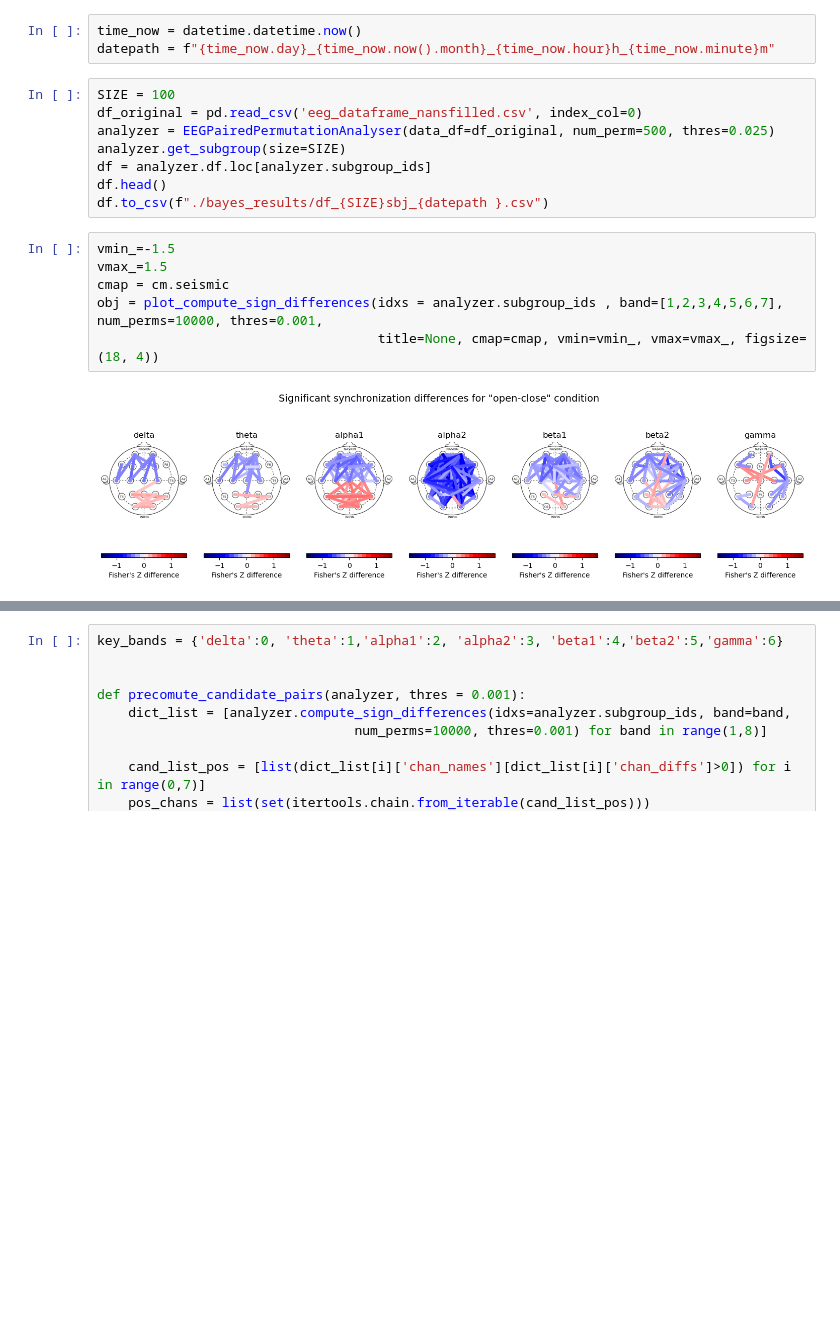
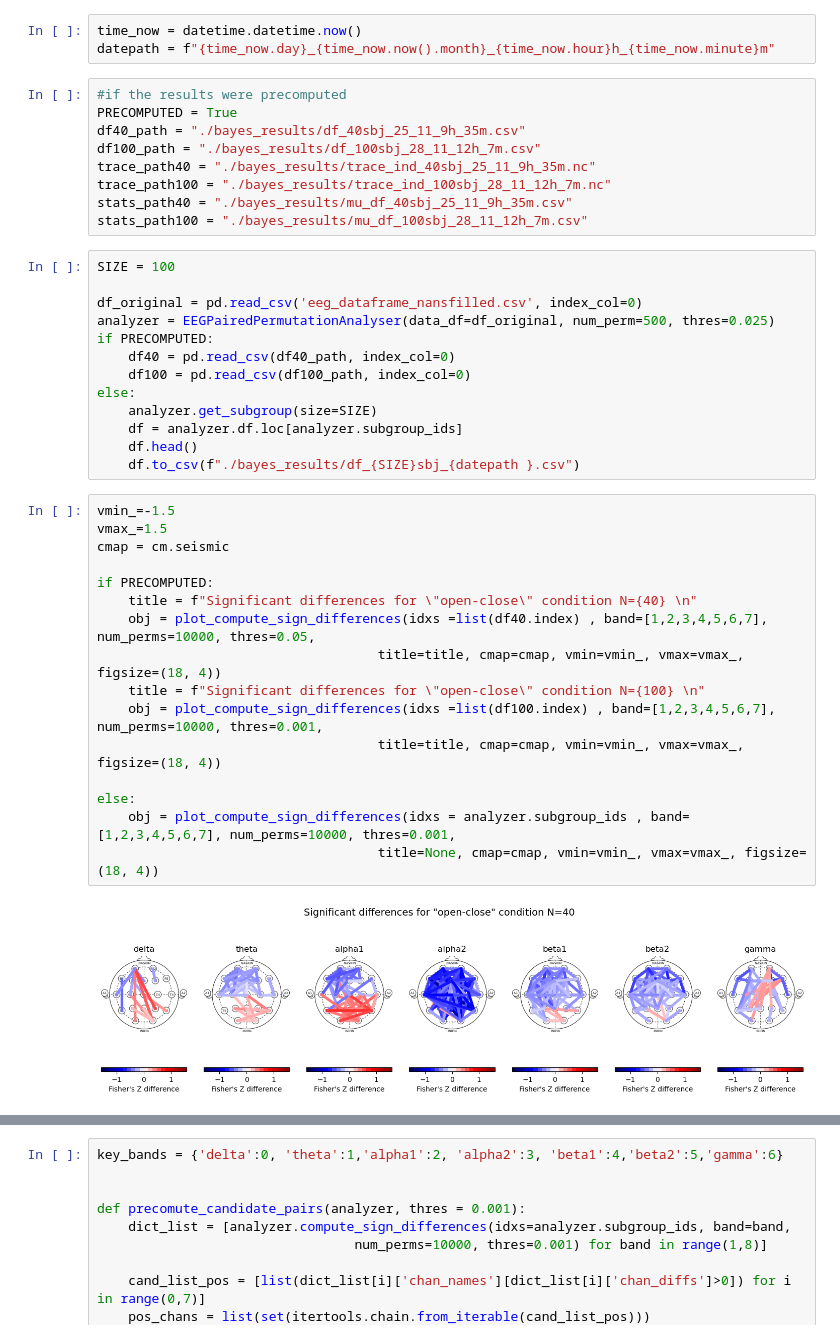
Before and after one commit to iknyazeva/EEGAnalysis, a Jupyter notebook: BayesianComparisons.ipynb, the cells around one changed output, grey strips where cells are left out. Saved outputs shown, nothing was run; the diff lists cells and outputs as text; blank space fills up the shorter version.

```diff
--- a/BayesianComparisons.ipynb
+++ b/BayesianComparisons.ipynb
@@ -31,19 +31,43 @@ warnings.filterwarnings("ignore")
 # %%
 time_now = datetime.datetime.now()
 datepath = f"{time_now.day}_{time_now.now().month}_{time_now.hour}h_{time_now.minute}m"
+# %%
+#if the results were precomputed
+PRECOMPUTED = True
+df40_path = "./bayes_results/df_40sbj_25_11_9h_35m.csv"
+df100_path = "./bayes_results/df_100sbj_28_11_12h_7m.csv"
+trace_path40 = "./bayes_results/trace_ind_40sbj_25_11_9h_35m.nc"
+trace_path100 = "./bayes_results/trace_ind_100sbj_28_11_12h_7m.nc"
+stats_path40 = "./bayes_results/mu_df_40sbj_25_11_9h_35m.csv"
+stats_path100 = "./bayes_results/mu_df_100sbj_28_11_12h_7m.csv"
 # %%
 SIZE = 100
+
 df_original = pd.read_csv('eeg_dataframe_nansfilled.csv', index_col=0)
 analyzer = EEGPairedPermutationAnalyser(data_df=df_original, num_perm=500, thres=0.025)
-analyzer.get_subgroup(size=SIZE)
-df = analyzer.df.loc[analyzer.subgroup_ids]
-df.head()
-df.to_csv(f"./bayes_results/df_{SIZE}sbj_{datepath }.csv")
+if PRECOMPUTED:
+    df40 = pd.read_csv(df40_path, index_col=0)
+    df100 = pd.read_csv(df100_path, index_col=0)
+else:
+    analyzer.get_subgroup(size=SIZE)
+    df = analyzer.df.loc[analyzer.subgroup_ids]
+    df.head()
+    df.to_csv(f"./bayes_results/df_{SIZE}sbj_{datepath }.csv")
 # %%
 vmin_=-1.5
 vmax_=1.5
 cmap = cm.seismic
-obj = plot_compute_sign_differences(idxs = analyzer.subgroup_ids , band=[1,2,3,4,5,6,7], num_perms=10000, thres=0.001,
+
+if PRECOMPUTED:
+    title = f"Significant differences for \"open-close\" condition N={40} \n"
+    obj = plot_compute_sign_differences(idxs =list(df40.index) , band=[1,2,3,4,5,6,7], num_perms=10000, thres=0.05,
+                                    title=title, cmap=cmap, vmin=vmin_, vmax=vmax_, figsize=(18, 4))
+    title = f"Significant differences for \"open-close\" condition N={100} \n"
+    obj = plot_compute_sign_differences(idxs =list(df100.index) , band=[1,2,3,4,5,6,7], num_perms=10000, thres=0.001,
+                                    title=title, cmap=cmap, vmin=vmin_, vmax=vmax_, figsize=(18, 4))
+
+else:
+    obj = plot_compute_sign_differences(idxs = analyzer.subgroup_ids , band=[1,2,3,4,5,6,7], num_perms=10000, thres=0.001,
                                     title=None, cmap=cmap, vmin=vmin_, vmax=vmax_, figsize=(18, 4))
 # %% [output]
-[figure, old version]
+[figure, new version]
```
Also changed, not shown: parts of 25 cells of this notebook.
